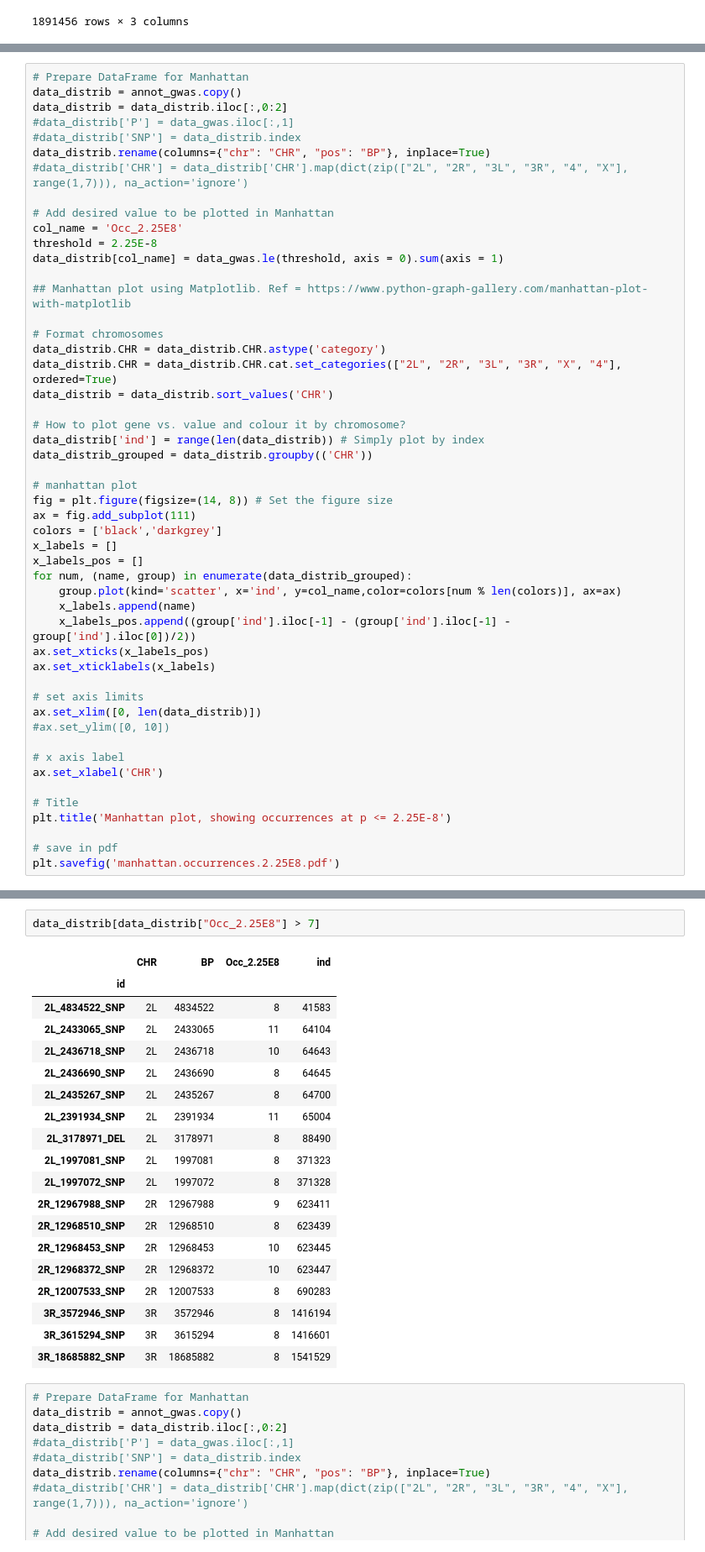
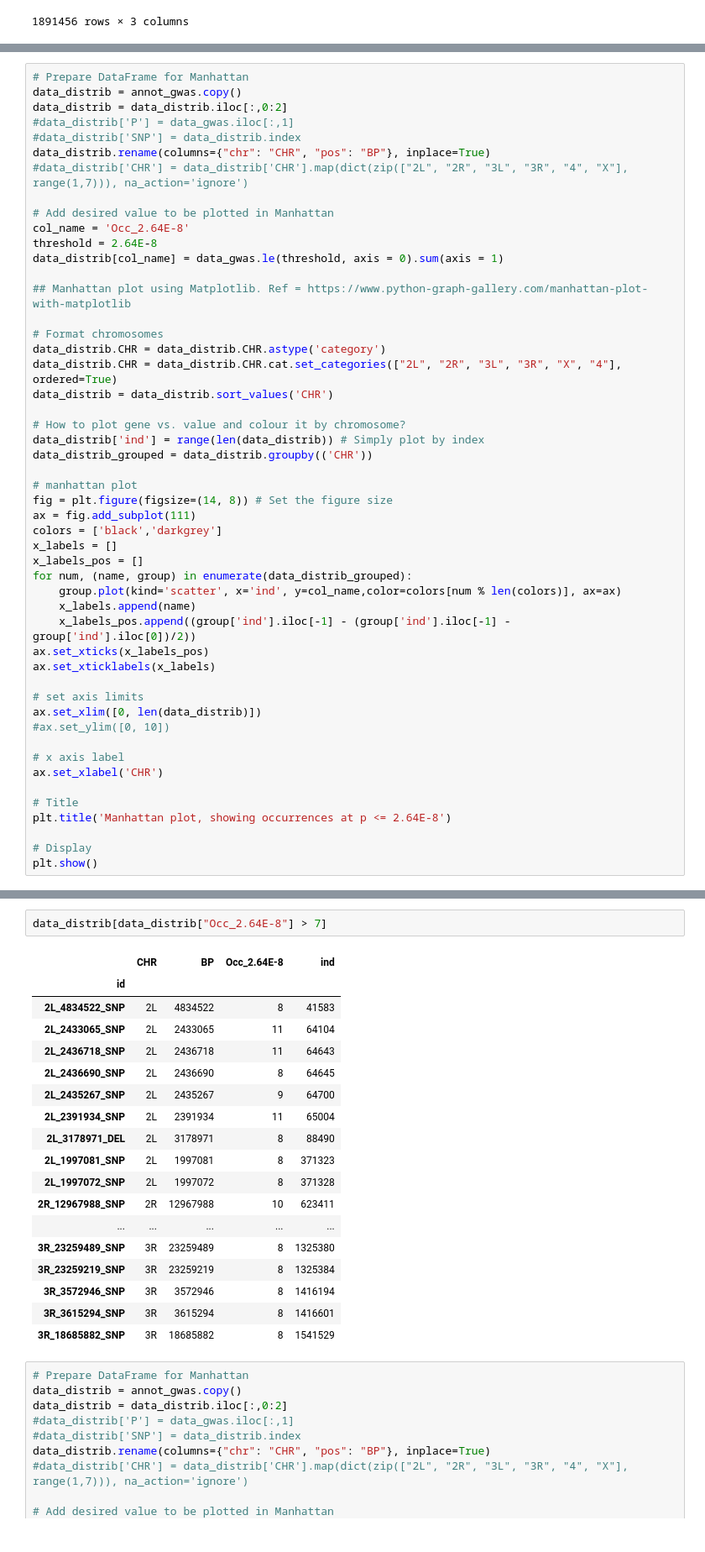
Before and after one commit to DeplanckeLab/DGRPool, a Jupyter notebook: Figure 4/Figure4.ipynb, the cells around one changed output, grey strips where cells are left out. Shown at 84% size. Cells and saved outputs as stored; diff of their text form.

```diff
--- a/Figure 4/Figure4.ipynb
+++ b/Figure 4/Figure4.ipynb
@@ -393,8 +355,8 @@ data_distrib.rename(columns={"chr": "CHR", "pos": "BP"}, inplace=True)
 #data_distrib['CHR'] = data_distrib['CHR'].map(dict(zip(["2L", "2R", "3L", "3R", "4", "X"], range(1,7))), na_action='ignore')
 
 # Add desired value to be plotted in Manhattan
-col_name = 'Occ_2.25E8'
-threshold = 2.25E-8
+col_name = 'Occ_2.64E-8'
+threshold = 2.64E-8
 data_distrib[col_name] = data_gwas.le(threshold, axis = 0).sum(axis = 1)
 
 ## Manhattan plot using Matplotlib. Ref = https://www.python-graph-gallery.com/manhattan-plot-with-matplotlib
@@ -429,8 +391,8 @@ ax.set_xlim([0, len(data_distrib)])
 ax.set_xlabel('CHR')
 
 # Title
-plt.title('Manhattan plot, showing occurrences at p <= 2.25E-8')
+plt.title('Manhattan plot, showing occurrences at p <= 2.64E-8')
 
-# save in pdf
-plt.savefig('manhattan.occurrences.2.25E8.pdf')
+# Display
+plt.show()
 # %% [output]
@@ -438,22 +400,21 @@ plt.savefig('manhattan.occurrences.2.25E8.pdf')
 # %%
-data_distrib[data_distrib["Occ_2.25E8"] > 7]
+data_distrib[data_distrib["Occ_2.64E-8"] > 7]
 # %% [output]
-|  | CHR | BP | Occ_2.25E8 | ind |
+|  | CHR | BP | Occ_2.64E-8 | ind |
 | id |  |  |  |  |
 | 2L_4834522_SNP | 2L | 4834522 | 8 | 41583 |
 | 2L_2433065_SNP | 2L | 2433065 | 11 | 64104 |
-| 2L_2436718_SNP | 2L | 2436718 | 10 | 64643 |
+| 2L_2436718_SNP | 2L | 2436718 | 11 | 64643 |
 | 2L_2436690_SNP | 2L | 2436690 | 8 | 64645 |
-| 2L_2435267_SNP | 2L | 2435267 | 8 | 64700 |
+| 2L_2435267_SNP | 2L | 2435267 | 9 | 64700 |
 | 2L_2391934_SNP | 2L | 2391934 | 11 | 65004 |
 | 2L_3178971_DEL | 2L | 3178971 | 8 | 88490 |
 | 2L_1997081_SNP | 2L | 1997081 | 8 | 371323 |
 | 2L_1997072_SNP | 2L | 1997072 | 8 | 371328 |
-| 2R_12967988_SNP | 2R | 12967988 | 9 | 623411 |
-| 2R_12968510_SNP | 2R | 12968510 | 8 | 623439 |
-| 2R_12968453_SNP | 2R | 12968453 | 10 | 623445 |
-| 2R_12968372_SNP | 2R | 12968372 | 10 | 623447 |
-| 2R_12007533_SNP | 2R | 12007533 | 8 | 690283 |
+| 2R_12967988_SNP | 2R | 12967988 | 10 | 623411 |
+| ... | ... | ... | ... | ... |
+| 3R_23259489_SNP | 3R | 23259489 | 8 | 1325380 |
+| 3R_23259219_SNP | 3R | 23259219 | 8 | 1325384 |
 | 3R_3572946_SNP | 3R | 3572946 | 8 | 1416194 |
 | 3R_3615294_SNP | 3R | 3615294 | 8 | 1416601 |
 | 3R_18685882_SNP | 3R | 18685882 | 8 | 1541529 |
```
Also changed, not shown: parts of 25 cells of this notebook, 24 other files.
